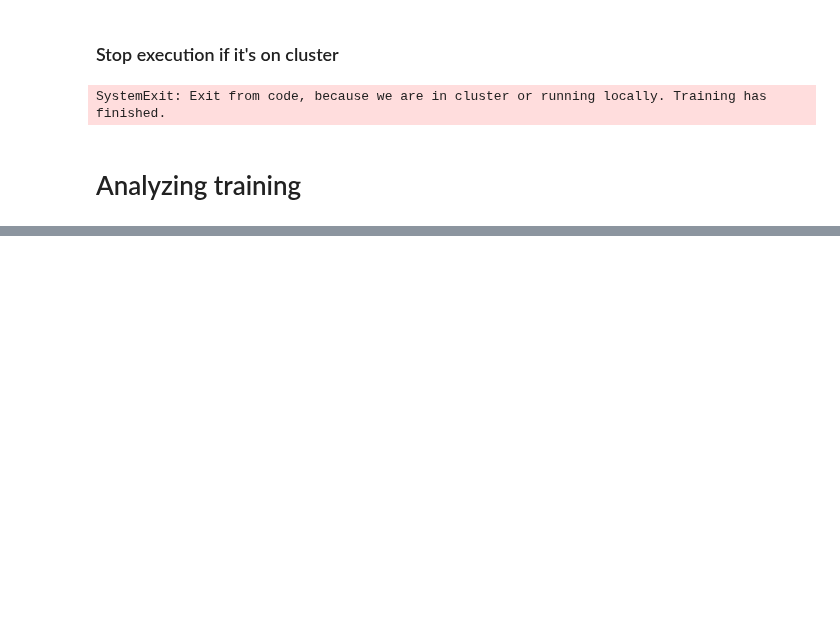
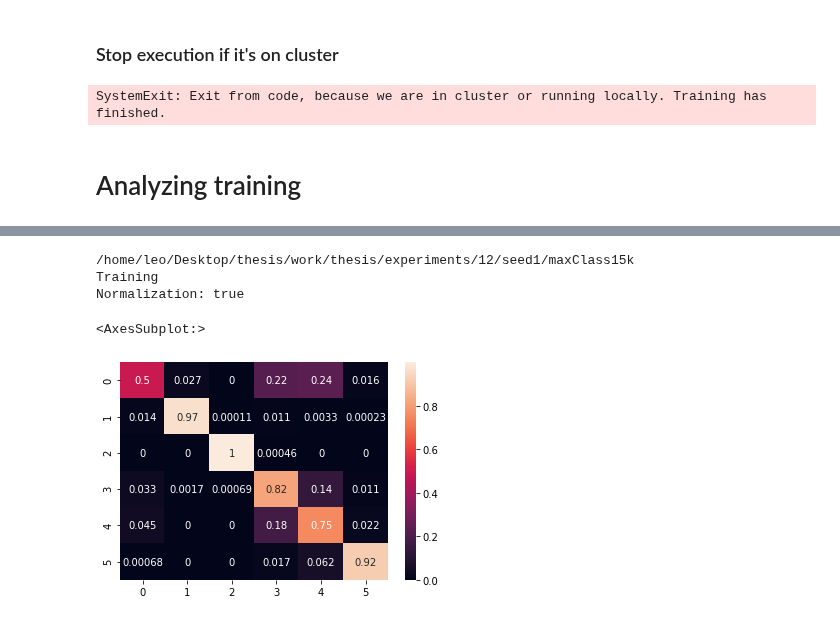
Before and after one commit to leoBravoRain/thesis, a Jupyter notebook: work/thesis/notebooks/train_classifier.ipynb, the cells around one changed output, grey strips where cells are left out. Drawn from its saved outputs; the diff is of its cells as text; code cells hidden in the pictures; blank space fills up the shorter version.

```diff
--- a/work/thesis/notebooks/train_classifier.ipynb
+++ b/work/thesis/notebooks/train_classifier.ipynb
@@ -765,19 +768,26 @@ Epoch: 3678
 # %%
 # confusion matrix
 import pandas as pd
 import seaborn as sn
 
 # select normalization
 # norm = {‘true’, ‘pred’, ‘all’}
 normalization = "true"
 
 # get confusion matrix
-cmTrain = pd.read_csv(tmpLocal + expPath  + '/confusionMatrixTrain_norm_' + normalization + '.csv', header = None)
-cmValidation = pd.read_csv(tmpLocal + expPath + '/confusionMatrixValidation_norm_' + normalization + '.csv', header = None)
+cmTrain = pd.read_csv(folder_path  + '/confusionMatrixTrain_norm_' + normalization + '.csv', header = None)
+cmValidation = pd.read_csv(folder_path + '/confusionMatrixValidation_norm_' + normalization + '.csv', header = None)
 
+print(folder_path)
 print("Training")
 print("Normalization: " + normalization)
 sn.heatmap(cmTrain, annot=True)
+# %% [output]
+/home/leo/Desktop/thesis/work/thesis/experiments/12/seed1/maxClass15k
+Training
+Normalization: true
+<AxesSubplot:>
+[figure, added]
 # %%
 print("Validation")
 sn.heatmap(cmValidation, annot = True)
```
Also changed, not shown: parts of 8 cells of this notebook, 50 other files.
